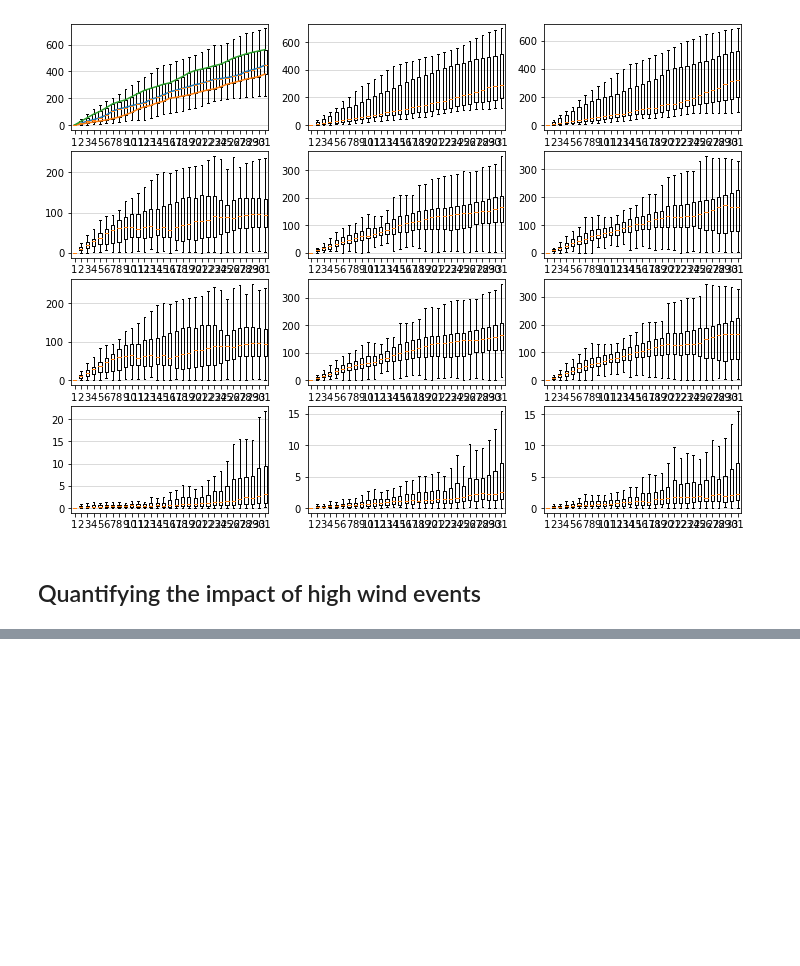
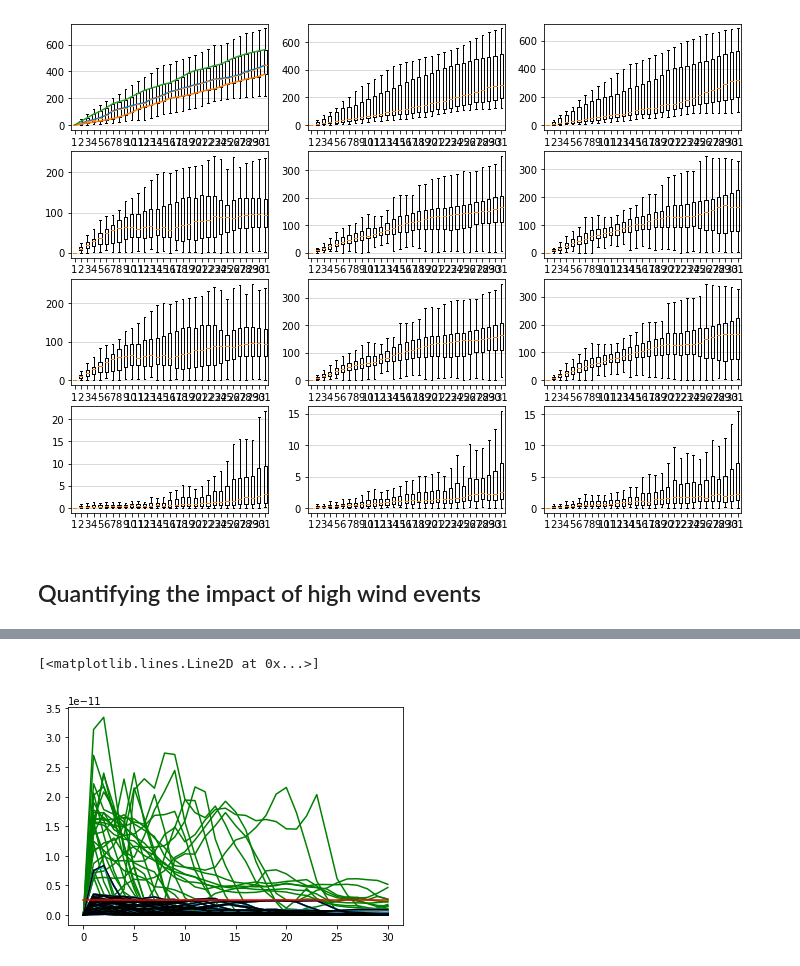
Before and after one commit to OceanParcels/IMMERSE_waves, a Jupyter notebook: code/CompTraj_uncoupledVScoupled_dispersion.ipynb, the cells around one changed output, grey strips where cells are left out. Cells and saved outputs as stored; diff of their text form; code cells hidden in the pictures; blank space fills up the shorter version.

```diff
--- a/code/CompTraj_uncoupledVScoupled_dispersion.ipynb
+++ b/code/CompTraj_uncoupledVScoupled_dispersion.ipynb
@@ -278,6 +314,6 @@ def calc_trajtau(trajset):
 def calc_quantiles_TrajObsVar(trajvar):
     quantiles = trajvar.chunk(dict(start=-1)).quantile(q=[0., 0.1, 0.25, 0.5, 0.75, 0.9, 1],
                                                        dim=('traj','obs','start'))
-    return quantiles3D
+    return quantiles
 # %%
 trajtau_csd = calc_trajtau(traj_csd)
@@ -284,13 +335,16 @@ trajtau_csd = calc_trajtau(traj_csd)
 # %%
 trajtau_quantiles_TrajObsVar = calc_quantiles_TrajObsVar(trajtau_csd)
 # %%
-cols=['red', 'grey', 'darkgrey', 'blue', 'cyan', 'black']
+cols=['green', 'grey', 'darkgrey', 'blue', 'cyan', 'black']
 for i in range(6):
-    plt.plot(trajtau_csd.isel(start=i), color=cols[i])
-#plt.plot(tau.isel(traj=10,start=0))
-#plt.plot(tau.isel(traj=0,start=0)*0 + tau_max)
+    plt.plot(trajtau_csd.isel(start=i).transpose(), color=cols[i])
+plt.plot([0, 30], [trajtau_quantiles_TrajObsVar.isel(quantile=5), trajtau_quantiles_TrajObsVar.isel(quantile=5)],
+         color='red')
 #plt.plot(tau.isel(traj=0,start=0)*0 + tau_90pc)
 #plt.plot(tau.isel(traj=0,start=0)*0 + tau_med)
 #plt.plot(tau.isel(traj=0,start=0)*0 + tau_25pc)
+# %% [output]
+[<matplotlib.lines.Line2D at 0x...>]
+[figure, added]
 # %%
 plt.hist(tau.stack(stack=('traj','start','obs')), bins = np.arange(tau_min,tau_max,(tau_max-tau_min)/50))
```
Also changed, not shown: parts of 6 cells of this notebook, 2 other files.
